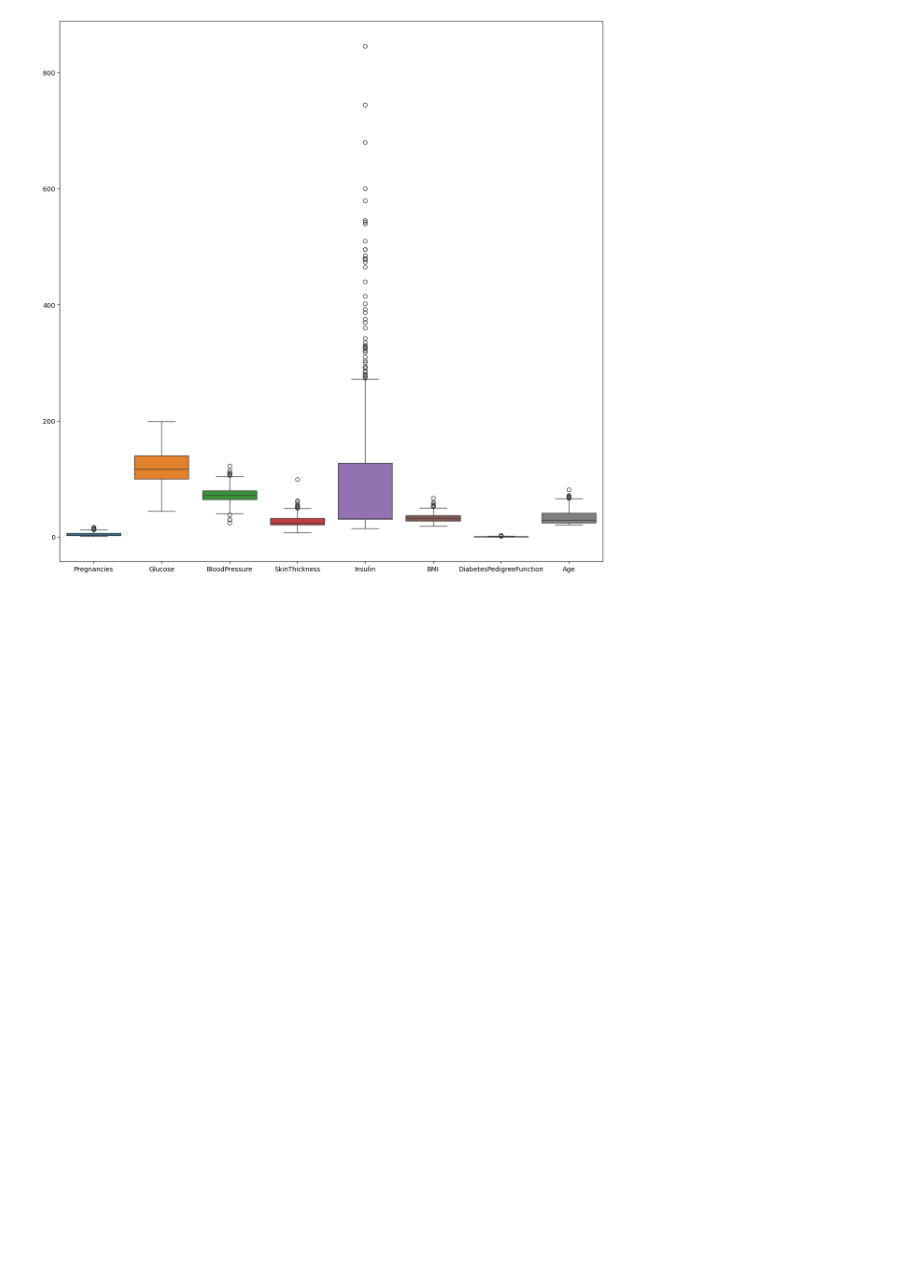
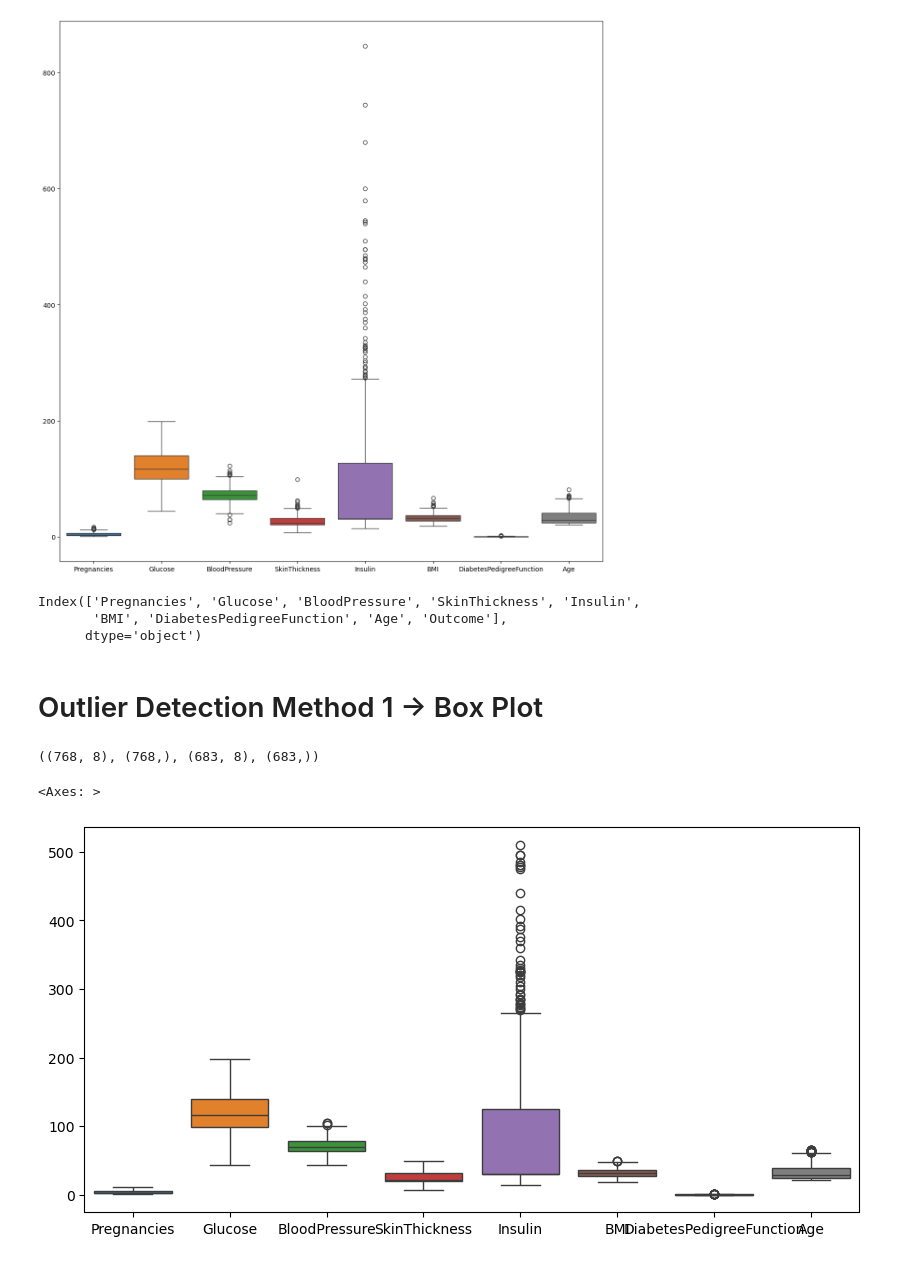
Before and after one commit to Prabhjeet2005/ML-Diabetes-Prediction, a Jupyter notebook: notebooks/diabetesPrediction.ipynb, the cells around one changed output. Cells and saved outputs as stored; diff of their text form; code cells hidden in the pictures; blank space fills up the shorter version.

```diff
--- a/notebooks/diabetesPrediction.ipynb
+++ b/notebooks/diabetesPrediction.ipynb
@@ -242,3 +242,40 @@ sns.boxplot(X)
 plt.savefig("../images/Boxplot_InputFeatures.jpg")
 # %% [output]
 [figure]
+# %%
+dataframe.columns
+# %% [output]
+Index(['Pregnancies', 'Glucose', 'BloodPressure', 'SkinThickness', 'Insulin',
+       'BMI', 'DiabetesPedigreeFunction', 'Age', 'Outcome'],
+      dtype='object')
+# %% [markdown]
+# Outlier Detection Method 1 -> Box Plot
+# %%
+cols = ['Pregnancies', 'Glucose', 'BloodPressure', 'SkinThickness',
+       'BMI', 'DiabetesPedigreeFunction', 'Age']
+
+# mask = np.ones(X.shape[0],dtype=bool)
+
+for col in cols:
+  Q1 = 	np.percentile(X[col],25)
+  Q3 =  np.percentile(X[col],75)
+  IQR = Q3-Q1
+  lowerWhisker = Q1 - 1.5 * IQR
+  upperWhisker = Q3 + 1.5 * IQR
+  mask &= (X[col] >= lowerWhisker) & (X[col] <= upperWhisker )
+
+  ''' &= Ensures Reduction of All Columns Outliers '''
+
+
+X_noOutlier1 = X[mask]
+y_noOutlier1 = y[mask]
+
+X.shape,y.shape,X_noOutlier1.shape,y_noOutlier1.shape
+# %% [output]
+((768, 8), (768,), (683, 8), (683,))
+# %%
+plt.figure(figsize=(10,5))
+sns.boxplot(X_noOutlier)
+# %% [output]
+<Axes: >
+[figure, added]
```
Also changed, not shown: parts of 23 cells of this notebook.
